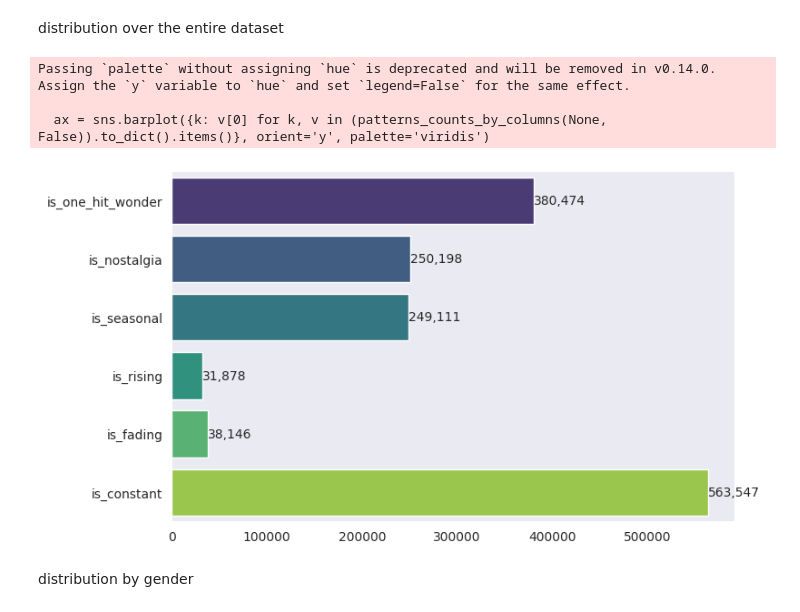
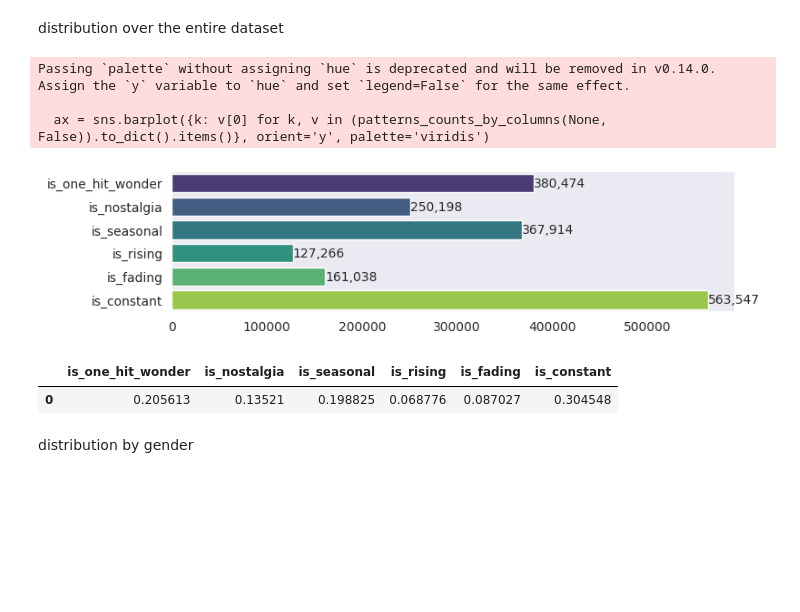
Before and after one commit to MNetanel/wikipedia-people-page-views-patterns, a Jupyter notebook: notebooks/02_sequences_analysis.ipynb, the cells around one changed output. Saved outputs shown, nothing was run; the diff lists cells and outputs as text; code cells hidden in the pictures; blank space fills up the shorter version.

```diff
--- a/notebooks/02_sequences_analysis.ipynb
+++ b/notebooks/02_sequences_analysis.ipynb
@@ -240,31 +241,28 @@ def get_patterns(views_df: pl.DataFrame, d: int):
         pl.Series('is_fading', fading.ravel()),
     ])
 
-def make_patterns_exclusive(patterns_df: pl.DataFrame):
-    return patterns_df.with_columns([
-                pl.when(pl.col('is_one_hit_wonder')).then(False).otherwise(pl.col('is_nostalgia')).alias('is_nostalgia'),
-                pl.when(pl.any_horizontal('is_one_hit_wonder', 'is_nostalgia')).then(False).otherwise(pl.col('is_seasonal')).alias('is_seasonal'),
-                pl.when(pl.any_horizontal('is_one_hit_wonder', 'is_nostalgia', 'is_seasonal')).then(False).otherwise(pl.col('is_rising')).alias('is_rising'),
-                pl.when(pl.any_horizontal('is_one_hit_wonder', 'is_nostalgia', 'is_seasonal', 'is_rising')).then(False).otherwise(pl.col('is_fading')).alias('is_fading'),
+def add_constant_pattern(patterns_df: pl.DataFrame):
+    return patterns_df.with_columns(
                 pl.when(pl.any_horizontal('is_one_hit_wonder', 'is_nostalgia', 'is_seasonal', 'is_rising', 'is_fading')).then(False).otherwise(True).alias('is_constant'),
-            ])
+            )
 
-filename = PROCESSED_DATA_DIR / 'views_patterns_x.parquet'
+filename = PROCESSED_DATA_DIR / 'views_patterns.parquet'
 
 try:
     patterns_df = pl.read_parquet(filename)
 except FileNotFoundError:
-    patterns_df = make_patterns_exclusive(get_patterns(views_df, d=3))
+    patterns_df = add_constant_pattern(get_patterns(views_df, d=3))
     patterns_df.write_parquet(filename)
 # %% [markdown]
 Now let's combine this with the info dataframe.
 # %%
 filename = PROCESSED_DATA_DIR / 'all_info.parquet'
 try:
+    raise FileNotFoundError
     all_info = pl.read_parquet(filename)
 except FileNotFoundError:
     people_data_all = pl.read_parquet(PROCESSED_DATA_DIR / 'people_data_all.parquet')
-    all_info = people_data_all.join(patterns_df, left_on='name', right_on='title')
+    all_info = people_data_all.join(add_constant_pattern(patterns_df), left_on='name', right_on='title')
     all_info.write_parquet(filename)
 all_info
 # %% [output]
@@ -359,7 +350,7 @@ plt.show()
 # %%
 from natsort import natsort_keygen
 # %%
-def patterns_counts_by_columns(columns: str | list[str], normalize: bool, info_df=all_info, sort=True):
+def patterns_counts_by_columns(columns: str | list[str], normalize: bool, info_df=all_info, sort_by=None, natsort=True):
     counts = (info_df
               .group_by(columns)
               .agg([pl.col(c).sum() for c in all_info.columns if c.startswith('is_')])
@@ -368,12 +359,12 @@ def patterns_counts_by_columns(columns: str | list[str], normalize: bool, info_d
         counts = counts.drop(columns=['literal'])
     else:
         counts = counts.set_index(columns, drop=True)
-        if sort:
-            counts = counts.sort_index(ascending=False,
-                                       key=natsort_keygen())
-
-    if normalize:
-        counts = counts.div(counts.sum(1), 0)
+        if normalize:
+            counts = counts.div(counts.sum(1), 0)
+        if sort_by is None:
+            counts = counts.sort_index(ascending=False, key=natsort_keygen() if natsort else None)
+        else:
+            counts = counts.sort_values(sort_by, ascending=False)
 
     return counts
 # %%
@@ -384,14 +375,22 @@ def plot_patterns_by_column(column: str, info_df=all_info, normalize: bool = Tru
 # %% [markdown]
 distribution over the entire dataset
 # %%
-plt.figure(figsize=(8, 5))
+plt.figure(figsize=(8, 2))
 ax = sns.barplot({k: v[0] for k, v in (patterns_counts_by_columns(None, False)).to_dict().items()}, orient='y', palette='viridis')
 for i in ax.containers:
     ax.bar_label(i, fmt='{:,.0f}')
+plt.savefig('../figures/global_distribution.png', bbox_inches='tight')
+plt.show()
 # %% [output]
 Passing `palette` without assigning `hue` is deprecated and will be removed in v0.14.0. Assign the `y` variable to `hue` and set `legend=False` for the same effect.
 
   ax = sns.barplot({k: v[0] for k, v in (patterns_counts_by_columns(None, False)).to_dict().items()}, orient='y', palette='viridis')
-[figure, old version]
+[figure, new version]
+# %%
+global_proportions = patterns_counts_by_columns(None, False) / patterns_counts_by_columns(None, False).sum().sum()
+global_proportions
+# %% [output]
+|  | is_one_hit_wonder | is_nostalgia | is_seasonal | is_rising | is_fading | is_constant |
+| 0 | 0.205613 | 0.13521 | 0.198825 | 0.068776 | 0.087027 | 0.304548 |
 # %% [markdown]
 distribution by gender
```
Also changed, not shown: parts of 38 cells of this notebook, 15 other files.
